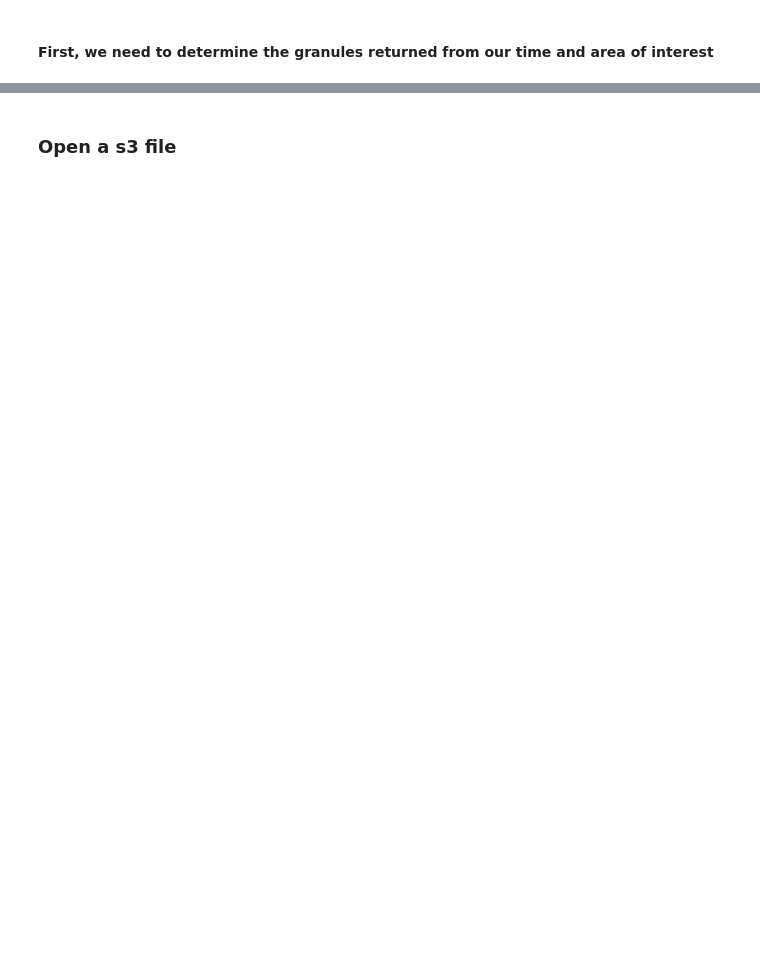
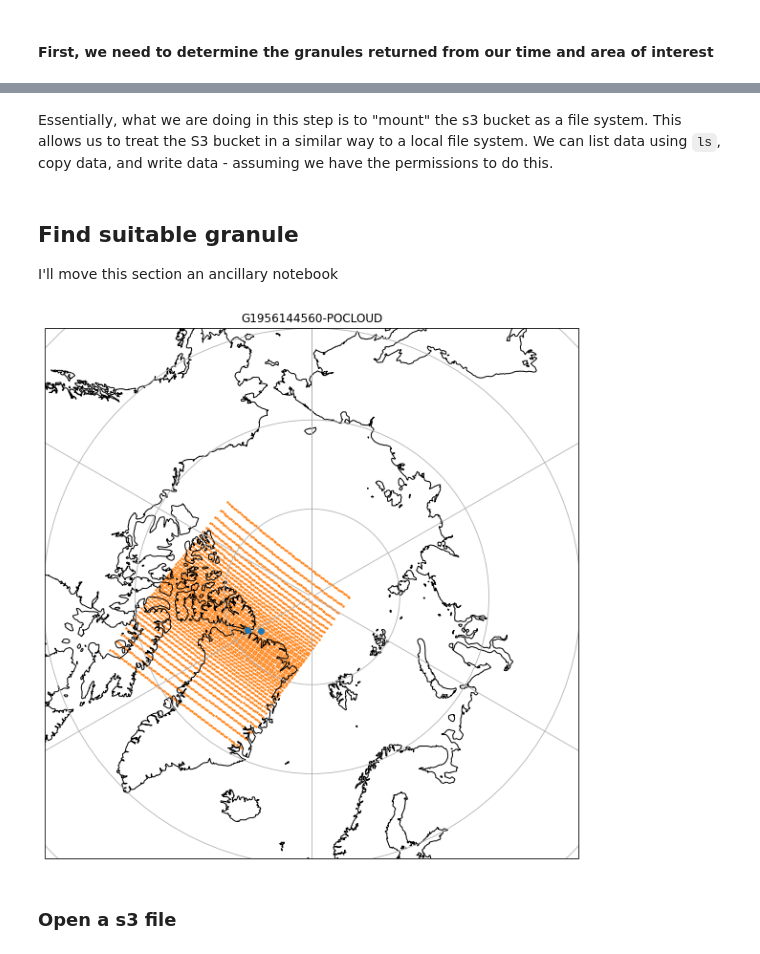
Before and after one commit to NASA-Openscapes/2021-Cloud-Hackathon, a Jupyter notebook: tutorials/Data_Access__Harmonize-cloud-non-cloud.ipynb, the cells around one changed output, grey strips where cells are left out. Cells and saved outputs as stored; diff of their text form; code cells hidden in the pictures; blank space fills up the shorter version.

```diff
--- a/tutorials/Data_Access__Harmonize-cloud-non-cloud.ipynb
+++ b/tutorials/Data_Access__Harmonize-cloud-non-cloud.ipynb
@@ -325,7 +386,8 @@ Get s3 link for first granule over day of interest:
 # %%
-for link in granules[0]['links']:
-    if link['rel'].endswith('/s3#'):
+granule = granules[9]
+
+for link in granule['links']:
+    if link['href'].startswith('s3://'):
         s3_link = link['href']
-        break
 s3_link
 # %% [output]
@@ -338,8 +398,13 @@ s3_link
 # %%
 s3_credentials = requests.get('https://archive.podaac.earthdata.nasa.gov/s3credentials').json()
+# %% [markdown]
+Essentially, what we are doing in this step is to "mount" the s3 bucket as a file system.  This allows us to treat the S3 bucket in a similar way to a local file system.  We can list data using `ls`, copy data, and write data - assuming we have the permissions to do this.
 # %%
 s3_fs = s3fs.S3FileSystem(
     key=s3_credentials["accessKeyId"],
     secret=s3_credentials["secretAccessKey"],
     token=s3_credentials["sessionToken"],
 )
+# %% [markdown]
+## Find suitable granule
+I'll move this section an ancillary notebook
@@ -346,2 +463,33 @@ s3_fs = s3fs.S3FileSystem(
+# %%
+def open_and_plot_one_granule(granule, ax):
+    try:
+        s3_link = get_s3_link(granule)
+    except FileNotFoundError as err:
+        print(f'{err} for {granule["id"]}')
+        raise
+
+    f = s3_fs.open(s3_link, mode='rb')
+    ds = xr.open_dataset(f, decode_cf=False)
+    ds = fix_and_decode_cf(ds)
+
+    ax = plot_modis_sst(ds, ax, granule['id'])
+
+    f.close()
+# %%
+warnings.simplefilter('ignore')
+
+nrows = 5
+ncols = 3
+
+fig = plt.figure(figsize=(10, 15))
+ax = fig.add_subplot(projection=map_proj)
+
+open_and_plot_one_granule(granules[9], ax)
+#for idx, granule in enumerate(granules, start=1):
+
+fig.savefig('modis_l2_ss2_location.png')
+    #break
+# %% [output]
+[figure, added]
 # %% [markdown]
 ### Open a s3 file
```
Also changed, not shown: parts of 48 cells of this notebook.
